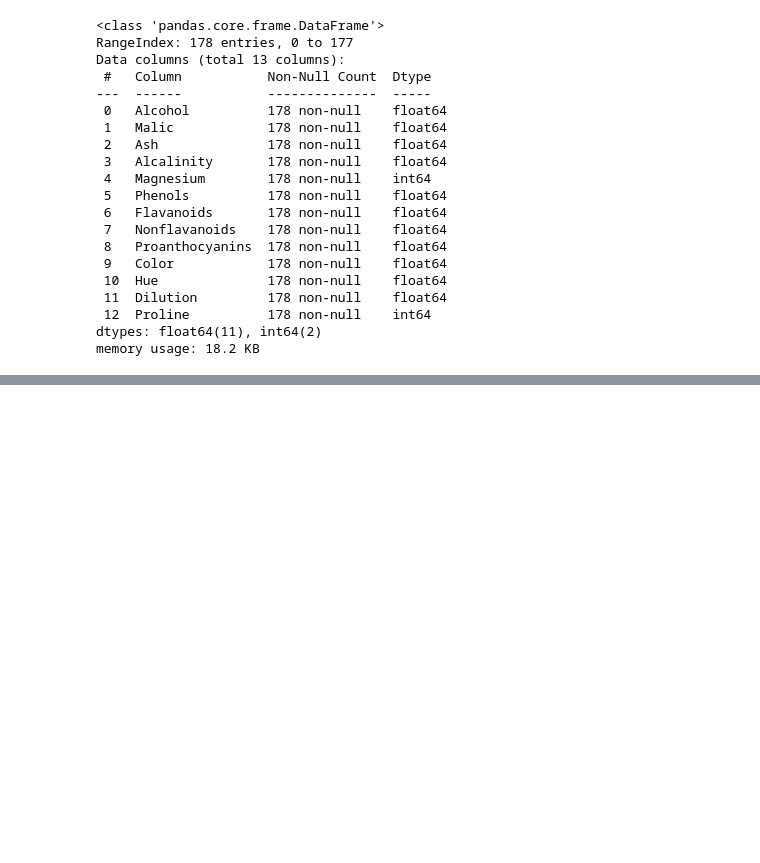
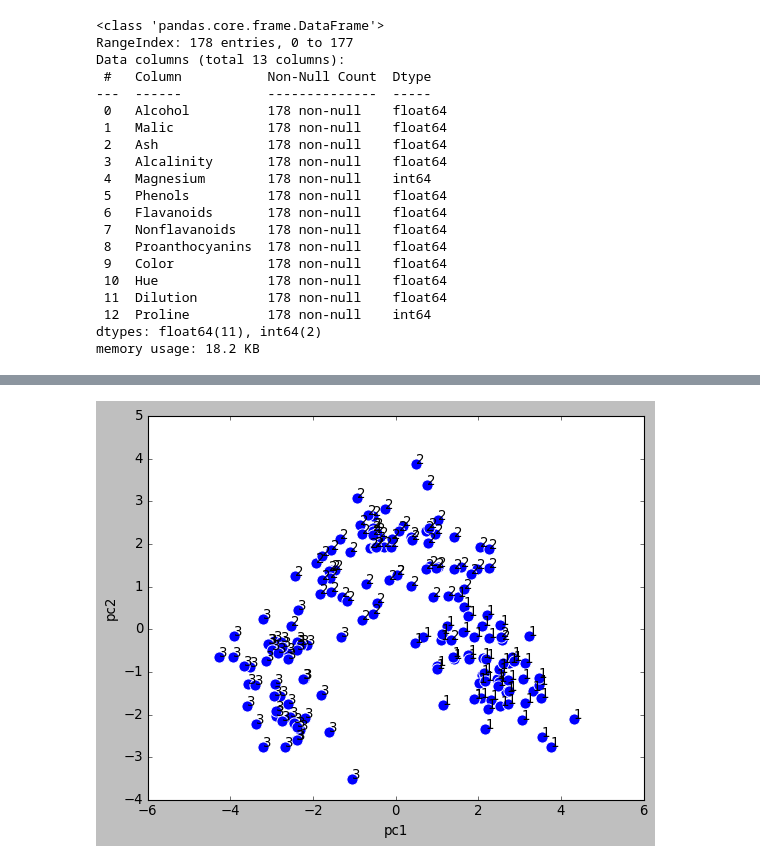
Before and after one commit to pallavibidwe/Assignment-PCA-wine-dataset, a Jupyter notebook: Assignment -PCA.ipynb, the cells around one changed output, grey strips where cells are left out. Saved outputs shown, nothing was run; the diff lists cells and outputs as text; code cells hidden in the pictures; blank space fills up the shorter version.

```diff
--- a/Assignment -PCA.ipynb
+++ b/Assignment -PCA.ipynb
@@ -314,0 +233,6 @@ Name: clusters3id, dtype: int64
+# %%
+p1 = sns.scatterplot(data=finalDf,x='pc1',y='pc2',s = 100)
+for line in range(0,finalDf.shape[0]):
+     p1.text(finalDf.pc1[line], finalDf.pc2[line], finalDf.Type[line], horizontalalignment='left', size='medium')
+# %% [output]
+[figure, added]
```
Also changed, not shown: parts of 54 cells of this notebook.
